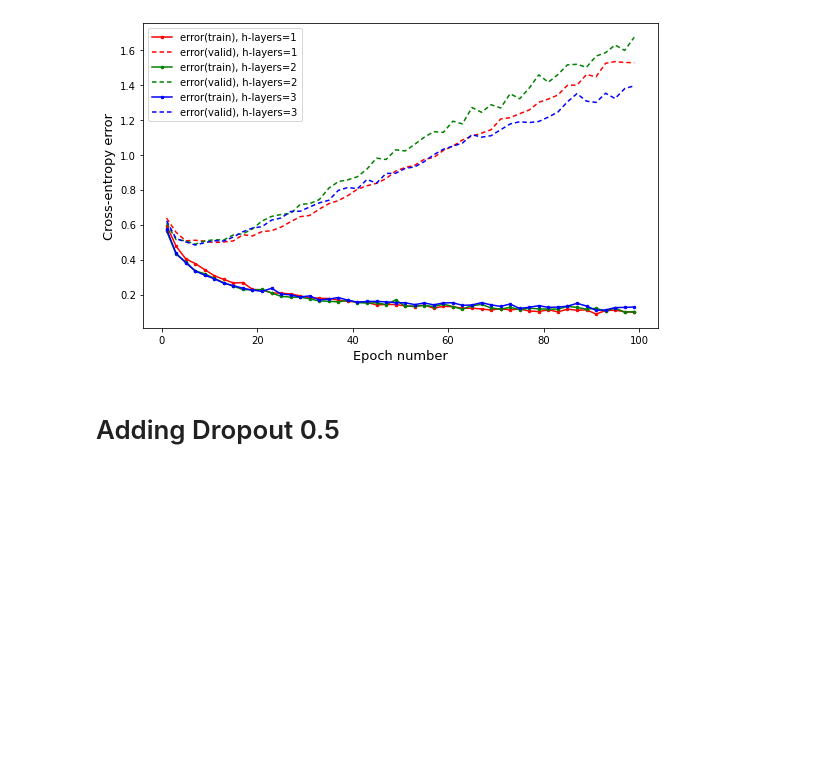
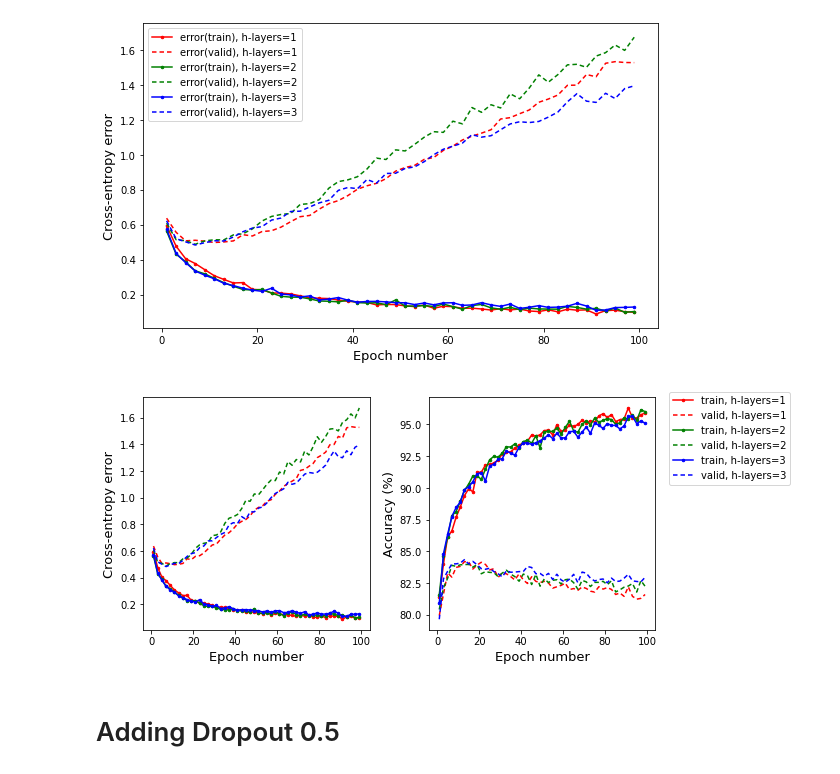
Before and after one commit to falloncandra/mlpractical, a Jupyter notebook: notebooks/Plot Generator.ipynb, the cells around one changed output. Cells and saved outputs as stored; diff of their text form; code cells hidden in the pictures; blank space fills up the shorter version.

```diff
--- a/notebooks/Plot Generator.ipynb
+++ b/notebooks/Plot Generator.ipynb
@@ -85,5 +167,9 @@ plot_combined(eval_list, interval=2, file_name='../images/T1-varying-hidden-laye
 # %% [output]
 [figure]
+# %%
+plot_combined_2(eval_list, interval=2, file_name='../images/T1-varying-hidden-layers-1-2-3-err-acc.pdf')
+# %% [output]
+[figure, added]
 # %% [markdown]
 # Adding Dropout 0.5
 # %%
```
Also changed, not shown: parts of 15 cells of this notebook.
